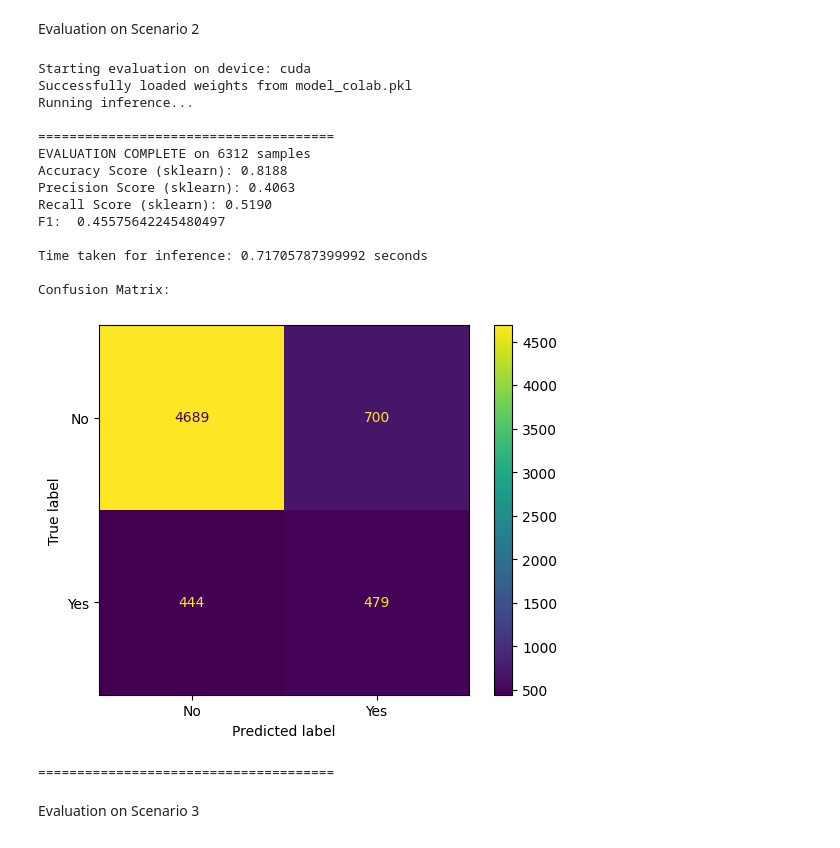
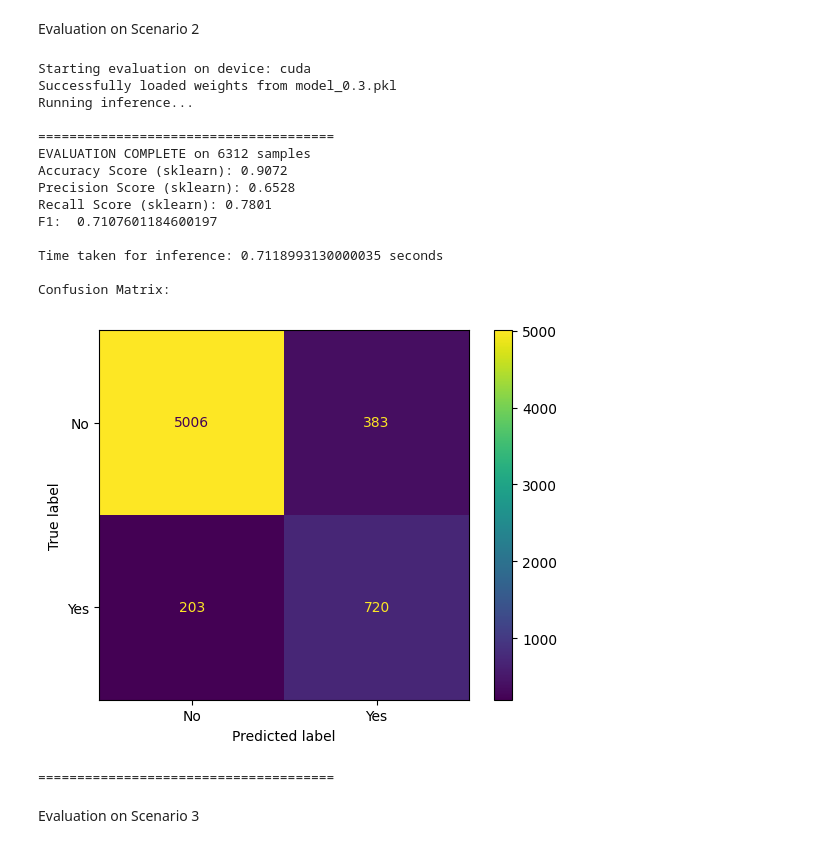
Before and after one commit to alabhya-ai/DANTE.v2_source, a Jupyter notebook: evaluate.ipynb, the cells around one changed output. Saved outputs shown, nothing was run; the diff lists cells and outputs as text; code cells hidden in the pictures.

Commit message:
Updated File with Best Performing Model Instances

```diff
--- a/evaluate.ipynb
+++ b/evaluate.ipynb
@@ -36,7 +36,7 @@ Evaluation Method
 BATCH_SIZE = 128
 DEVICE = 'cuda' if torch.cuda.is_available() else 'cpu'
 
-def evaluate_model(X_SUBSET_PATH, Y_SUBSET_PATH, MODEL_WEIGHTS_PATH, LSTM_CHECKPOINT_PATH='./kk'):
+def evaluate_model(X_SUBSET_PATH, Y_SUBSET_PATH, MODEL_WEIGHTS_PATH, LSTM_CHECKPOINT_PATH='kk'):
     # ------------------------------------
     # 1. Initialization and Data Loading
     # ------------------------------------
@@ -182,23 +182,23 @@ Confusion Matrix:
 # %% [markdown]
 Evaluation on Scenario 2
 # %%
-evaluate_model(X_SUBSET_PATH = 'X_S2.pkl', Y_SUBSET_PATH = 'y_S2.pkl', MODEL_WEIGHTS_PATH = 'model_colab.pkl', LSTM_CHECKPOINT_PATH='kk_colab')
+evaluate_model(X_SUBSET_PATH = 'X_S2.pkl', Y_SUBSET_PATH = 'y_S2.pkl', MODEL_WEIGHTS_PATH = 'model_0.3.pkl')
 # %% [output]
 Starting evaluation on device: cuda
-Successfully loaded weights from model_colab.pkl
+Successfully loaded weights from model_0.3.pkl
 Running inference...
 
 ======================================
 EVALUATION COMPLETE on 6312 samples
-Accuracy Score (sklearn): 0.8188
-Precision Score (sklearn): 0.4063
-Recall Score (sklearn): 0.5190
-F1:  0.45575642245480497
+Accuracy Score (sklearn): 0.9072
+Precision Score (sklearn): 0.6528
+Recall Score (sklearn): 0.7801
+F1:  0.7107601184600197
 
-Time taken for inference: 0.71705787399992 seconds
+Time taken for inference: 0.7118993130000035 seconds
 
 Confusion Matrix:
-[figure, old version]
+[figure, new version]
 ======================================
 # %% [markdown]
 Evaluation on Scenario 3
```
Also changed, not shown: parts of 4 cells of this notebook.
